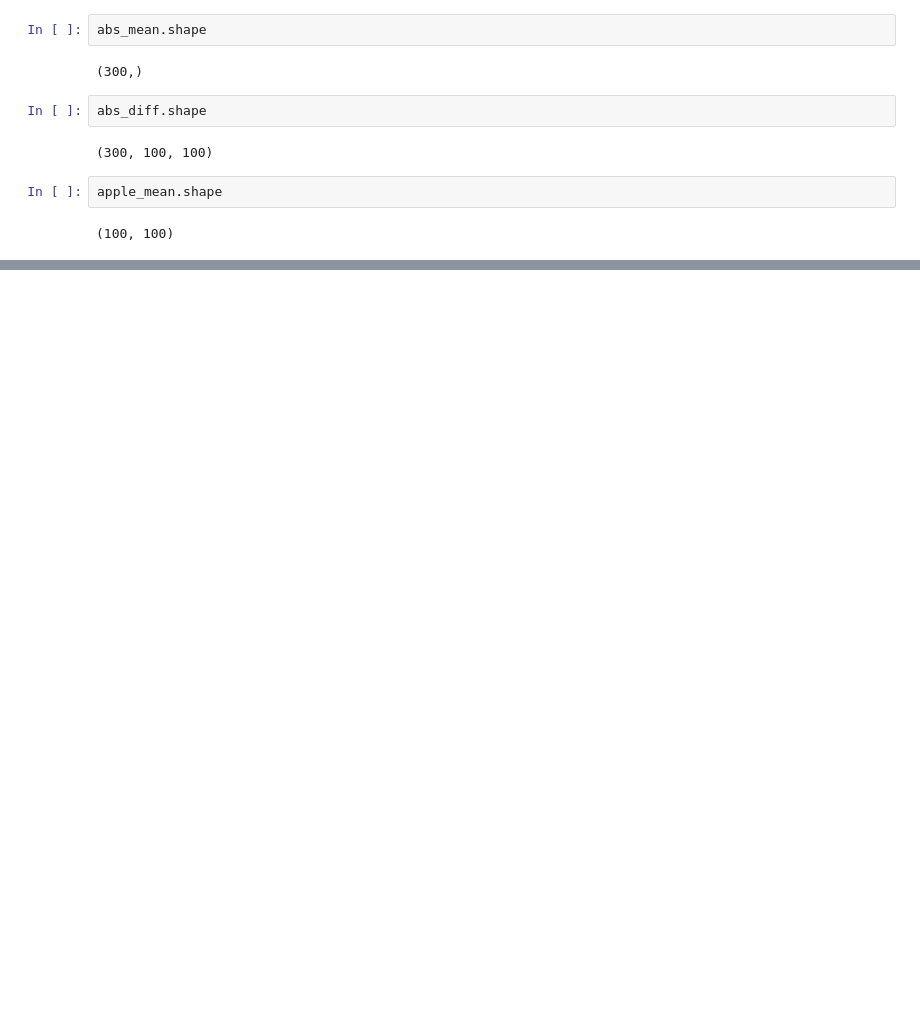
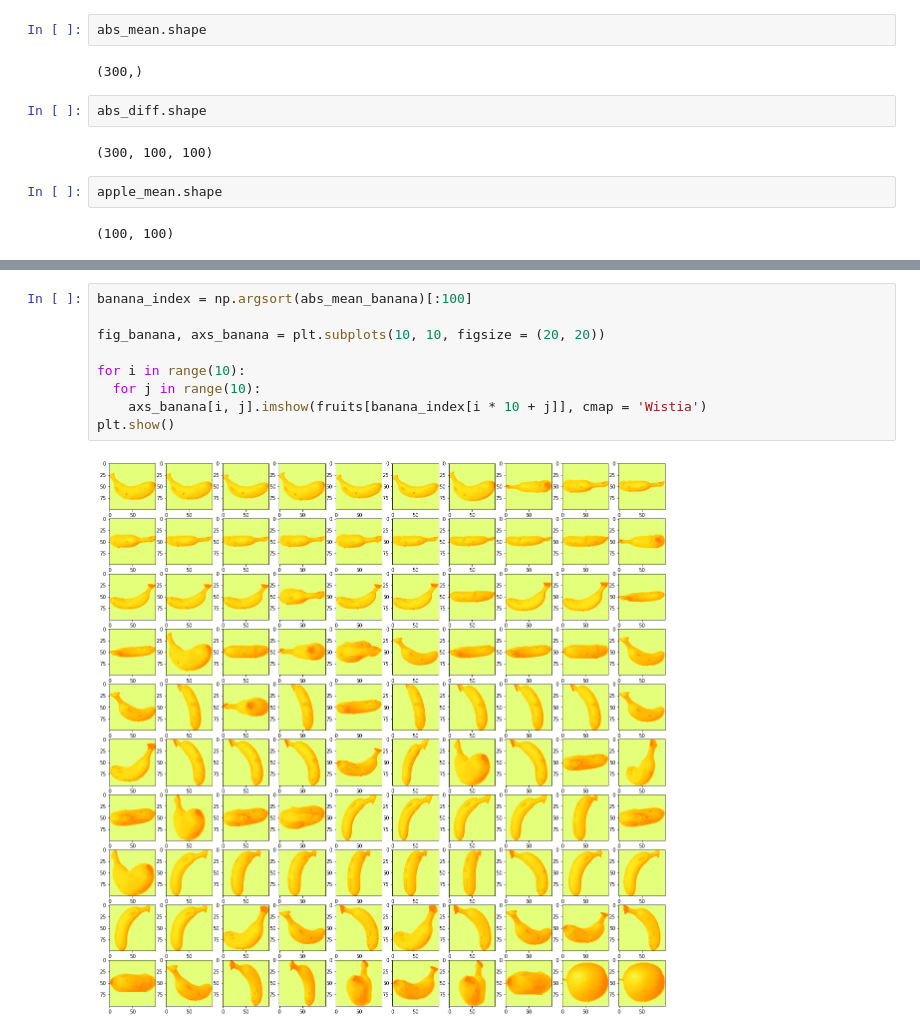
Before and after one commit to CleberYoo/AI_Drills_2023ver, a Jupyter notebook: ClusterAlgorithm.ipynb, the cells around one changed output, grey strips where cells are left out. Drawn from its saved outputs; the diff is of its cells as text; blank space fills up the shorter version.

```diff
--- a/ClusterAlgorithm.ipynb
+++ b/ClusterAlgorithm.ipynb
@@ -173,0 +179,11 @@ plt.show()
+# %%
+banana_index = np.argsort(abs_mean_banana)[:100]
+
+fig_banana, axs_banana = plt.subplots(10, 10, figsize = (20, 20))
+
+for i in range(10):
+  for j in range(10):
+    axs_banana[i, j].imshow(fruits[banana_index[i * 10 + j]], cmap = 'Wistia')
+plt.show()
+# %% [output]
+[figure, added]
```
Also changed, not shown: parts of 3 cells of this notebook.
